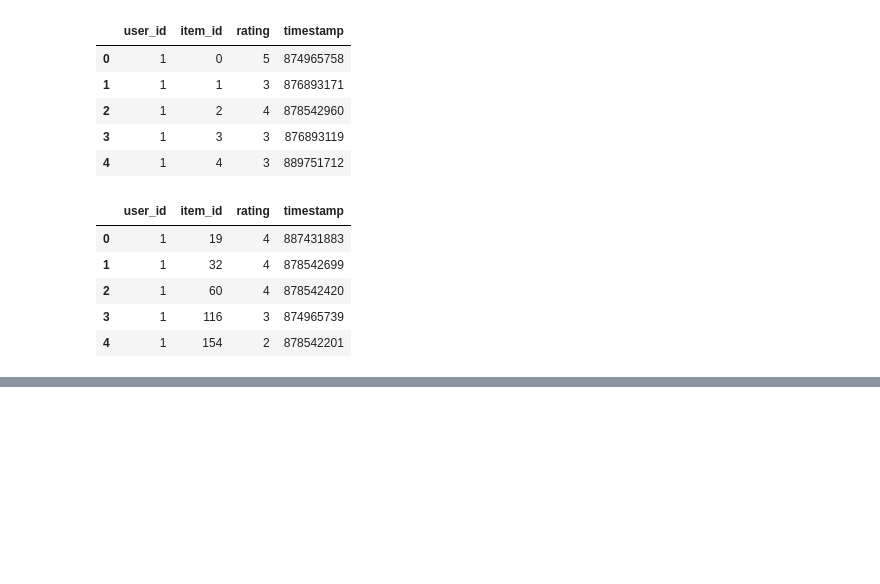
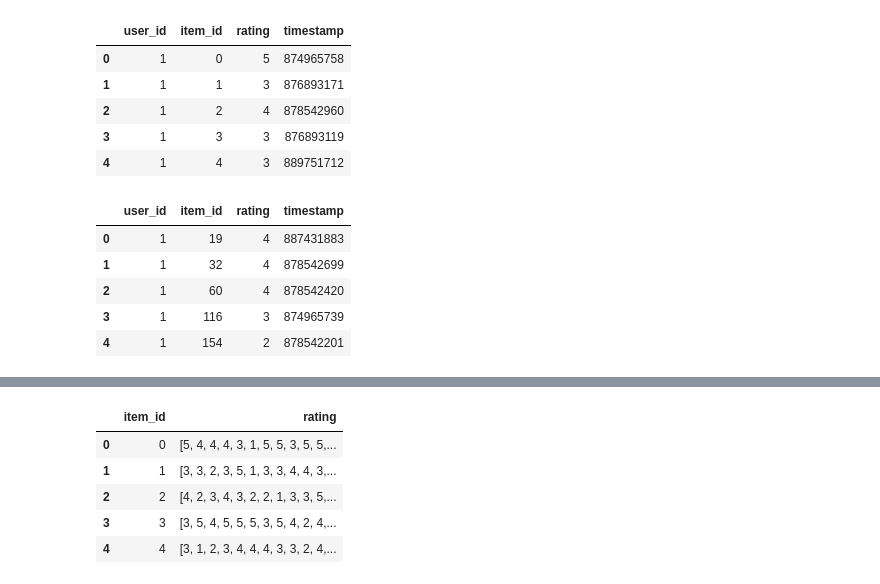
Before and after one commit to macomino/sistemasrecomendacion, a Jupyter notebook: sistema_recomendacion.ipynb, the cells around one changed output, grey strips where cells are left out. Saved outputs shown, nothing was run; the diff lists cells and outputs as text; code cells hidden in the pictures; blank space fills up the shorter version.

```diff
--- a/sistema_recomendacion.ipynb
+++ b/sistema_recomendacion.ipynb
@@ -247,0 +345,11 @@ test.head()
+# %%
+min_ratings = 50
+listRatedMovies =  train.groupby('item_id')['rating'].apply(list).reset_index()
+listRatedMovies.head()
+# %% [output]
+|  | item_id | rating |
+| 0 | 0 | [5, 4, 4, 4, 3, 1, 5, 5, 3, 5, 5,... |
+| 1 | 1 | [3, 3, 2, 3, 5, 1, 3, 3, 4, 4, 3,... |
+| 2 | 2 | [4, 2, 3, 4, 3, 2, 2, 1, 3, 3, 5,... |
+| 3 | 3 | [3, 5, 4, 5, 5, 5, 3, 5, 4, 2, 4,... |
+| 4 | 4 | [3, 1, 2, 3, 4, 4, 4, 3, 3, 2, 4,... |
```
Also changed, not shown: parts of 23 cells of this notebook.
